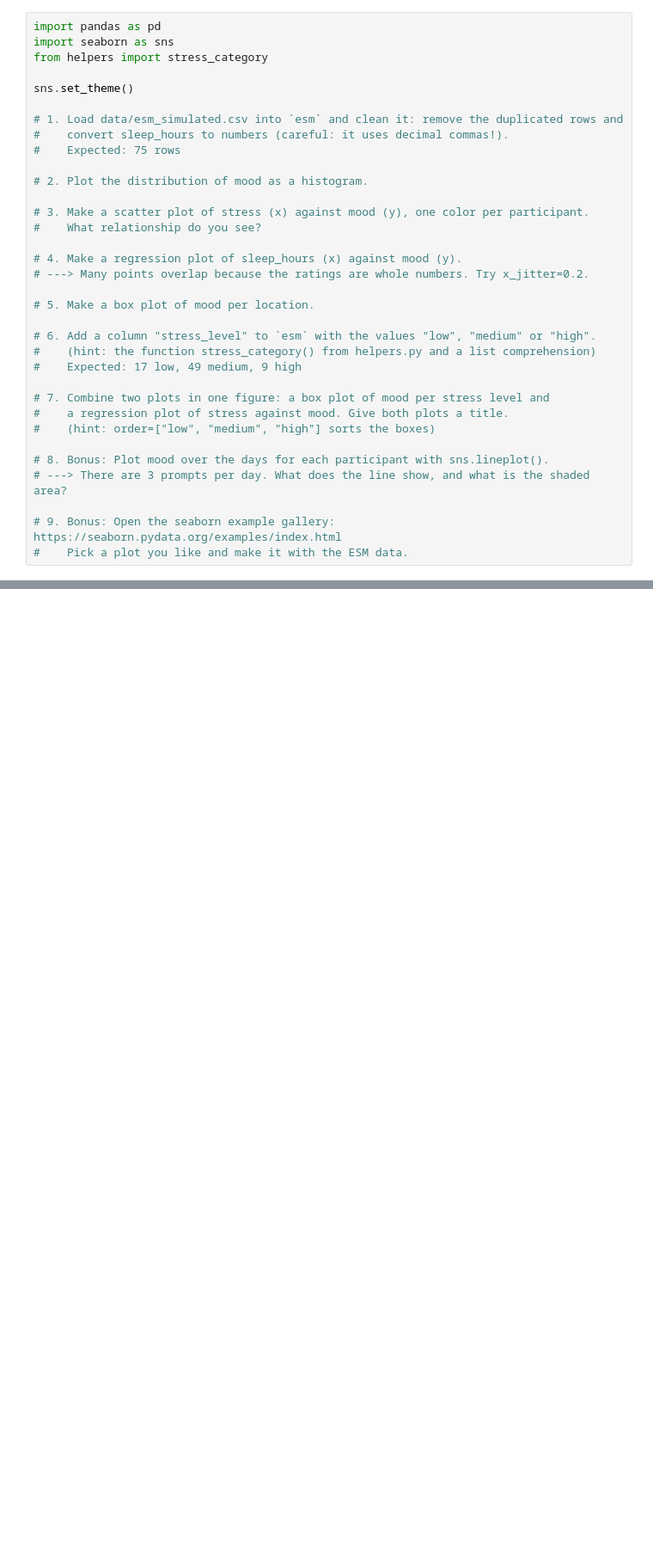
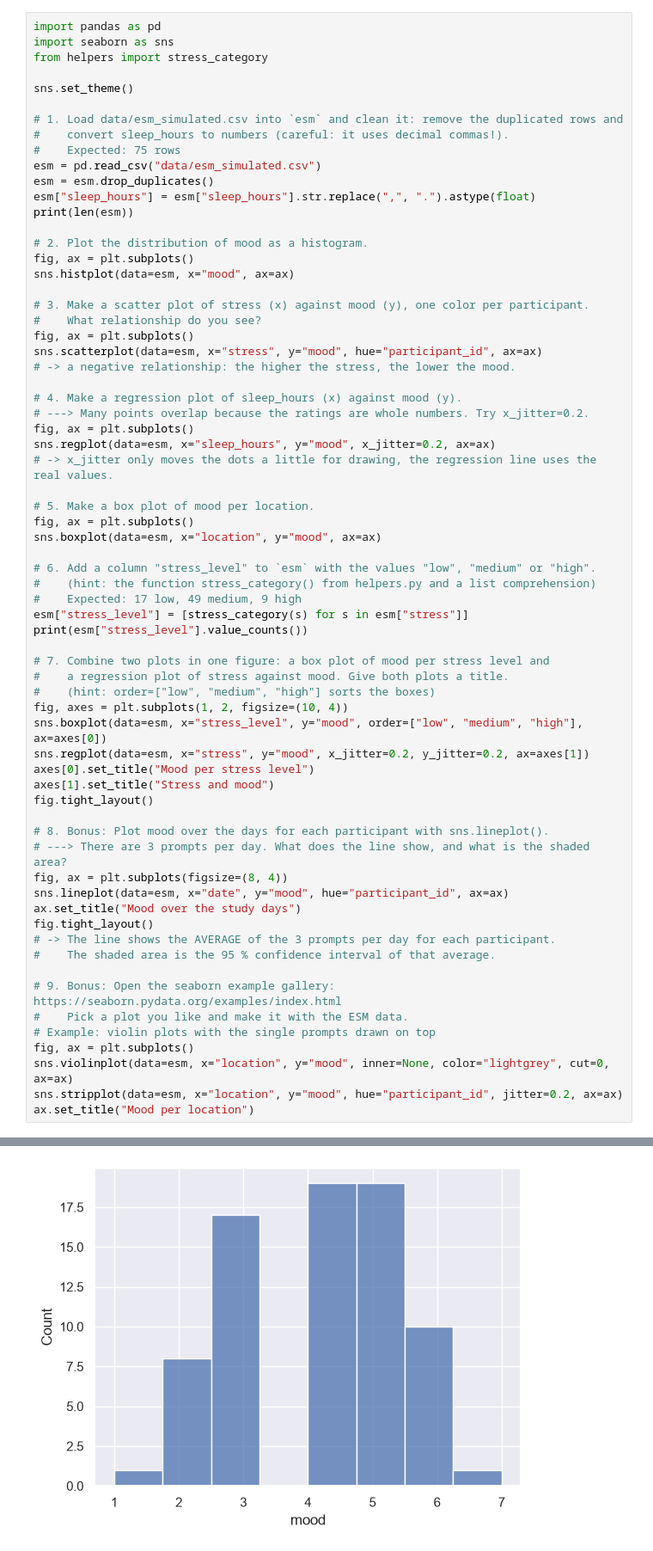
Before and after one commit to wunderwald/Python_Workshop, a Jupyter notebook: practice2.3.ipynb, the cells around one changed output, grey strips where cells are left out. Shown at 86% size. Drawn from its saved outputs; the diff is of its cells as text; blank space fills up the shorter version.

```diff
--- a/practice2.3.ipynb
+++ b/practice2.3.ipynb
@@ -113,27 +188,61 @@ sns.set_theme()
 # 1. Load data/esm_simulated.csv into `esm` and clean it: remove the duplicated rows and
 #    convert sleep_hours to numbers (careful: it uses decimal commas!).
 #    Expected: 75 rows
+esm = pd.read_csv("data/esm_simulated.csv")
+esm = esm.drop_duplicates()
+esm["sleep_hours"] = esm["sleep_hours"].str.replace(",", ".").astype(float)
+print(len(esm))
 
 # 2. Plot the distribution of mood as a histogram.
+fig, ax = plt.subplots()
+sns.histplot(data=esm, x="mood", ax=ax)
 
 # 3. Make a scatter plot of stress (x) against mood (y), one color per participant.
 #    What relationship do you see?
+fig, ax = plt.subplots()
+sns.scatterplot(data=esm, x="stress", y="mood", hue="participant_id", ax=ax)
+# -> a negative relationship: the higher the stress, the lower the mood.
 
 # 4. Make a regression plot of sleep_hours (x) against mood (y).
 # ---> Many points overlap because the ratings are whole numbers. Try x_jitter=0.2.
+fig, ax = plt.subplots()
+sns.regplot(data=esm, x="sleep_hours", y="mood", x_jitter=0.2, ax=ax)
+# -> x_jitter only moves the dots a little for drawing, the regression line uses the real values.
 
 # 5. Make a box plot of mood per location.
+fig, ax = plt.subplots()
+sns.boxplot(data=esm, x="location", y="mood", ax=ax)
 
 # 6. Add a column "stress_level" to `esm` with the values "low", "medium" or "high".
 #    (hint: the function stress_category() from helpers.py and a list comprehension)
 #    Expected: 17 low, 49 medium, 9 high
+esm["stress_level"] = [stress_category(s) for s in esm["stress"]]
+print(esm["stress_level"].value_counts())
 
 # 7. Combine two plots in one figure: a box plot of mood per stress level and
 #    a regression plot of stress against mood. Give both plots a title.
 #    (hint: order=["low", "medium", "high"] sorts the boxes)
+fig, axes = plt.subplots(1, 2, figsize=(10, 4))
+sns.boxplot(data=esm, x="stress_level", y="mood", order=["low", "medium", "high"], ax=axes[0])
+sns.regplot(data=esm, x="stress", y="mood", x_jitter=0.2, y_jitter=0.2, ax=axes[1])
+axes[0].set_title("Mood per stress level")
+axes[1].set_title("Stress and mood")
+fig.tight_layout()
 
 # 8. Bonus: Plot mood over the days for each participant with sns.lineplot().
 # ---> There are 3 prompts per day. What does the line show, and what is the shaded area?
+fig, ax = plt.subplots(figsize=(8, 4))
+sns.lineplot(data=esm, x="date", y="mood", hue="participant_id", ax=ax)
+ax.set_title("Mood over the study days")
+fig.tight_layout()
+# -> The line shows the AVERAGE of the 3 prompts per day for each participant.
+#    The shaded area is the 95 % confidence interval of that average.
 
 # 9. Bonus: Open the seaborn example gallery: https://seaborn.pydata.org/examples/index.html
 #    Pick a plot you like and make it with the ESM data.
+# Example: violin plots with the single prompts drawn on top
+fig, ax = plt.subplots()
+sns.violinplot(data=esm, x="location", y="mood", inner=None, color="lightgrey", cut=0, ax=ax)
+sns.stripplot(data=esm, x="location", y="mood", hue="participant_id", jitter=0.2, ax=ax)
+ax.set_title("Mood per location")
+# %% [output]
@@ -139,0 +256 @@ sns.set_theme()
+[figure, added]
```
Also changed, not shown: parts of 3 cells of this notebook, 2 other files.
